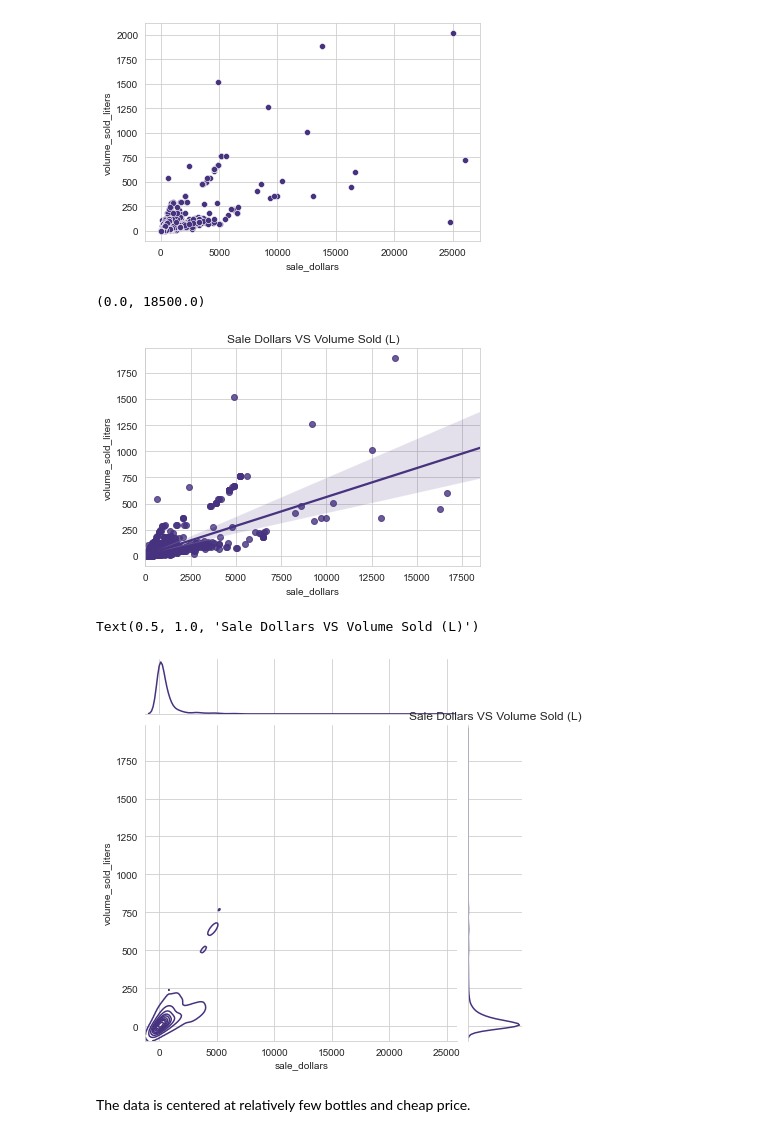
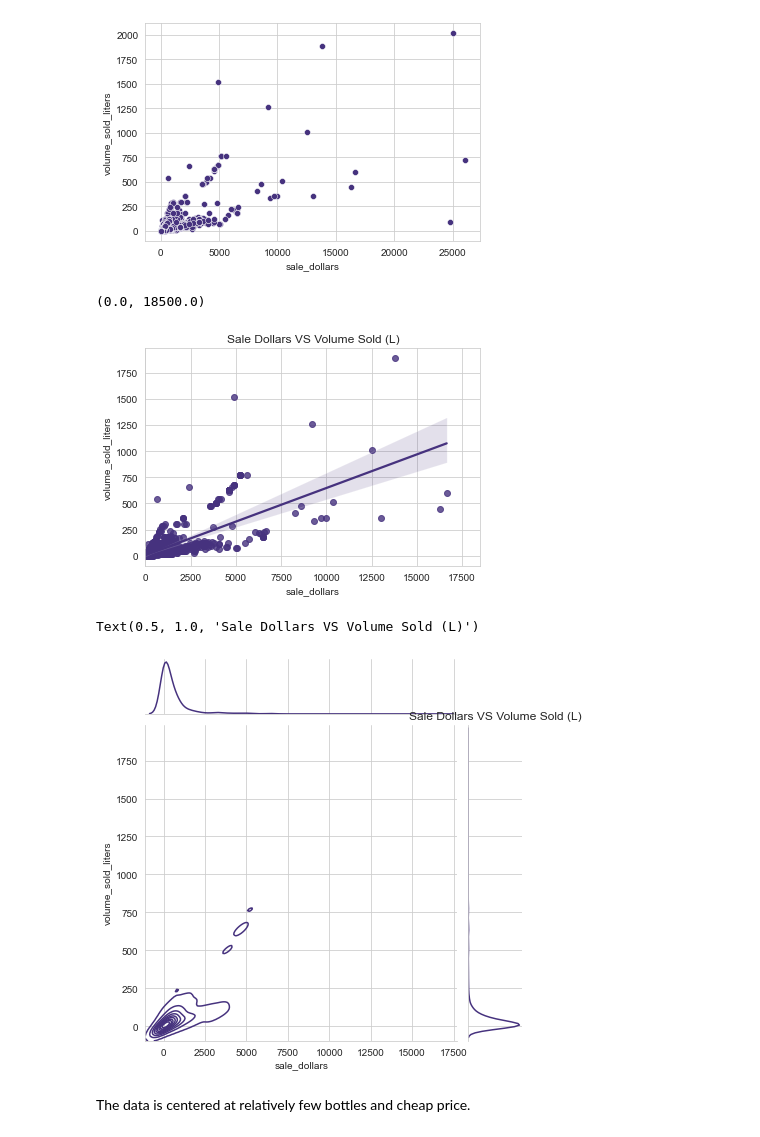
Before and after one commit to jafar-shodiq/mlearning-proj, a Jupyter notebook: project/exploring-iowa-liquor-sales/sales.ipynb, the cells around one changed output. Saved outputs shown, nothing was run; the diff lists cells and outputs as text; code cells hidden in the pictures.

```diff
--- a/project/exploring-iowa-liquor-sales/sales.ipynb
+++ b/project/exploring-iowa-liquor-sales/sales.ipynb
@@ -1691,20 +1691,20 @@ sns.scatterplot(x='sale_dollars', y='volume_sold_liters', data=df)
 [figure]
 # %%
 sns.regplot(x='sale_dollars', y='volume_sold_liters',
-            data=df[df['sale_dollars'] < 25000])
+            data=df[df['sale_dollars'] < 20000])
 plt.title('Sale Dollars VS Volume Sold (L)')
 plt.xlim(0, 18500)
 # %% [output]
 (0.0, 18500.0)
-[figure, old version]
+[figure, new version]
 # %%
 sns.jointplot(x='sale_dollars', y='volume_sold_liters',
-              data=df[df['sale_dollars'] < 25000],
+              data=df[df['sale_dollars'] < 20000],
               kind='kde')
 plt.title('Sale Dollars VS Volume Sold (L)')
 # %% [output]
 Text(0.5, 1.0, 'Sale Dollars VS Volume Sold (L)')
-[figure, old version]
+[figure, new version]
 # %% [markdown]
 The data is centered at relatively few bottles and cheap price.
 # %% [markdown]
```
Also changed, not shown: parts of 10 cells of this notebook.
